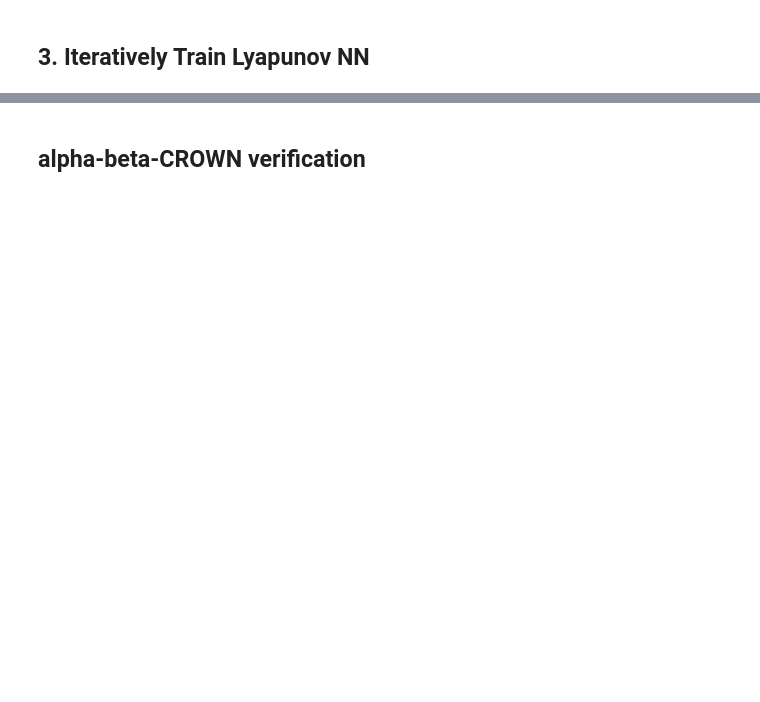
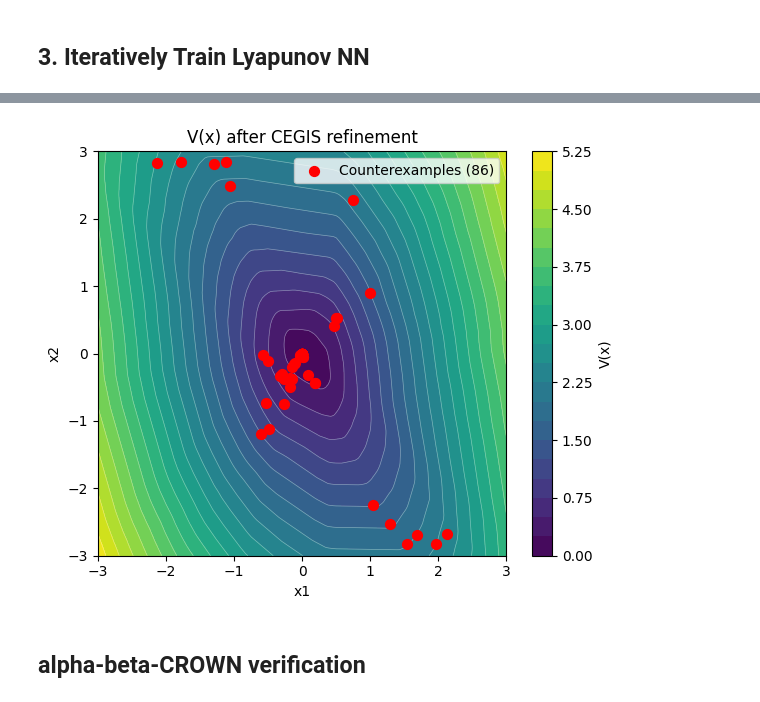
Before and after one commit to Jw1836/NN-Closed-Loop-Verification, a Jupyter notebook: benchmark.ipynb, the cells around one changed output, grey strips where cells are left out. Drawn from its saved outputs; the diff is of its cells as text; code cells hidden in the pictures; blank space fills up the shorter version.

Commit message:
Reasonable training loop

```diff
--- a/benchmark.ipynb
+++ b/benchmark.ipynb
@@ -148,3 +145,5 @@ plt.show()
 # %% [markdown]
 ## 3. Iteratively Train Lyapunov NN
+# %%
+MAX_ITERATIONS = 10
 # %%
@@ -207,38 +184,38 @@ for i in range(TRAINING_ITERATIONS):
 # %%
-# print out the generated lyapunov function and counterexmaples if any
-model.cpu()
+duff.to("cpu")
 
-# Evaluate V on a plot grid (reused in the verification plot below)
 x1_plot = np.linspace(x1_min, x1_max, 150)
 x2_plot = np.linspace(x2_min, x2_max, 150)
 X1g, X2g = np.meshgrid(x1_plot, x2_plot)
 plot_pts = torch.tensor(
     np.stack([X1g.ravel(), X2g.ravel()], axis=1), dtype=torch.float32
 )
 with torch.no_grad():
-    V = model(plot_pts).numpy().reshape(X1g.shape)
+    V = duff.nn_lyapunov(plot_pts).numpy().reshape(X1g.shape)
 
 plt.figure(figsize=(6, 5))
-if len(counterexamples) > 0:  # plot the counterexamples if there are any
+if len(counterexamples) > 0:
     cx = [p[0] for p in counterexamples]
     cy = [p[1] for p in counterexamples]
     plt.scatter(
         cx,
         cy,
         c="red",
         s=50,
         zorder=5,
         label=f"Counterexamples ({len(counterexamples)})",
     )
     plt.legend()
 plt.contourf(X1g, X2g, V, levels=20, cmap="viridis")
 plt.colorbar(label="V(x)")
 plt.contour(X1g, X2g, V, levels=20, colors="white", linewidths=0.5, alpha=0.4)
-plt.title("Learned V(x) after training")
+plt.title("V(x) after CEGIS refinement")
 plt.xlabel("x1")
 plt.ylabel("x2")
 plt.tight_layout()
 plt.show()
+# %% [output]
+[figure, added]
 # %% [markdown]
 ## alpha-beta-CROWN verification
 # %%
```
Also changed, not shown: parts of 11 cells of this notebook, 2 other files.
